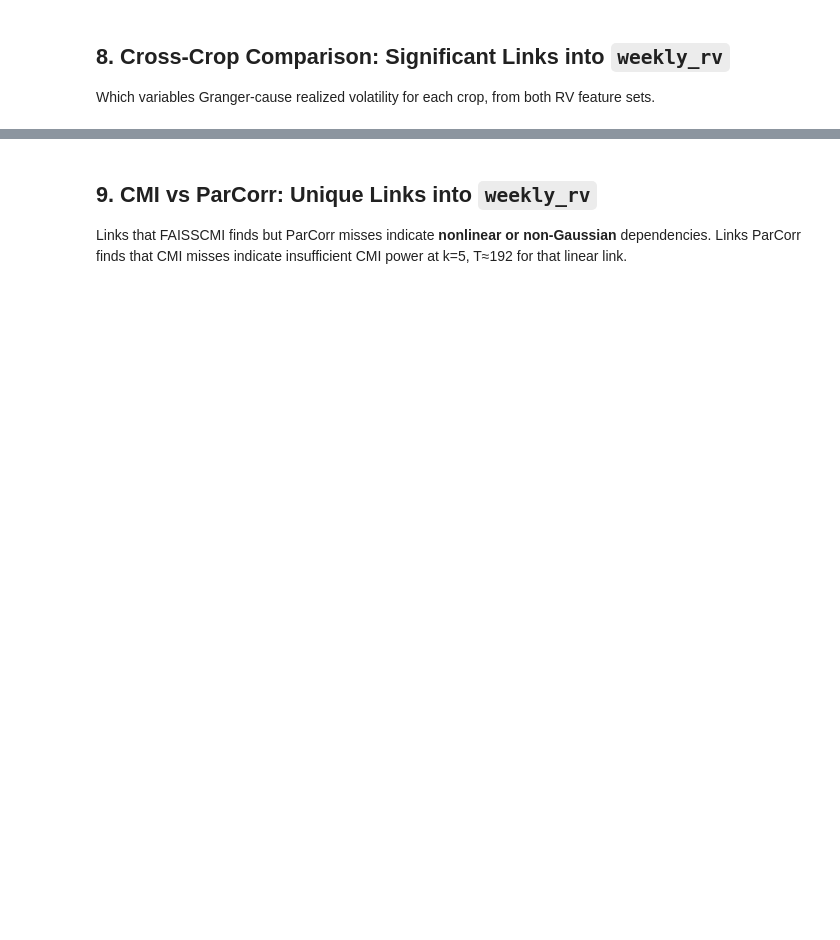
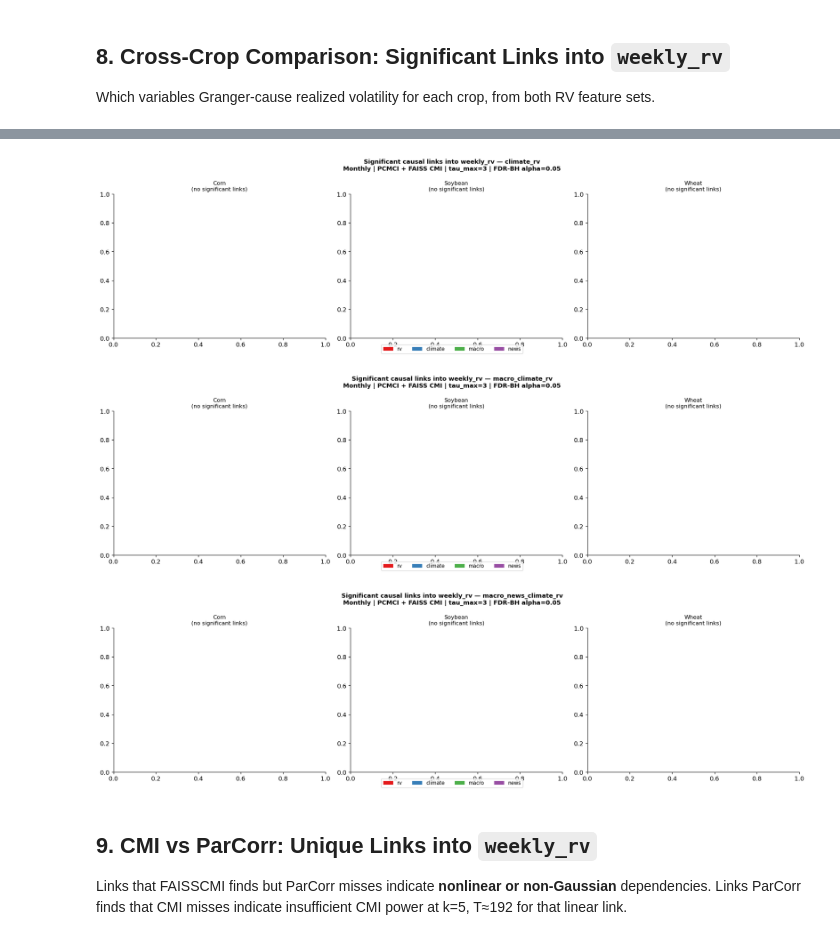
Before and after one commit to ArshiAbolghasemi/Gaia, a Jupyter notebook: notebooks/pcmci_cmi.ipynb, the cells around one changed output, grey strips where cells are left out. Drawn from its saved outputs; the diff is of its cells as text; code cells hidden in the pictures; blank space fills up the shorter version.

```diff
--- a/notebooks/pcmci_cmi.ipynb
+++ b/notebooks/pcmci_cmi.ipynb
@@ -809,16 +1041,15 @@ print('\nAll crops done.')
 
 Which variables Granger-cause realized volatility for each crop, from both RV feature sets.
 # %%
-for fs_name in ['climate_rv', 'macro_news_climate_rv']:
-    sep = '=' * 65
-    print(f'\n{sep}')
+for fs_name in ['climate_rv', 'macro_climate_rv', 'macro_news_climate_rv']:
+    print(f'\n{"="*65}')
     print(f'  Feature set: {fs_name}')
-    print(sep)
+    print(f'{"="*65}')
     for crop in CROPS:
         links = extract_rv_links(all_results[crop][fs_name])
         print(f'\n  {crop.upper()}:')
         if links.empty:
             print('    No significant links into weekly_rv.')
         else:
-            print(links.sort_values('q_val').to_string(
-                index=False, float_format='{:.3f}'.format, col_space=18))
+            print(links.sort_values('q_val').to_string(index=False,
+                  float_format='{:.3f}'.format, col_space=18))
@@ -825,31 +1074,35 @@ for fs_name in ['climate_rv', 'macro_news_climate_rv']:
 # %%
-for fs_name in ['climate_rv', 'macro_news_climate_rv']:
+for fs_name in ['climate_rv', 'macro_climate_rv', 'macro_news_climate_rv']:
     fig, axes = plt.subplots(1, 3, figsize=(18, 5), sharey=False)
 
     for ax, crop in zip(axes, CROPS):
         links = extract_rv_links(all_results[crop][fs_name])
         if links.empty:
             ax.set_title(f'{crop.capitalize()}\n(no significant links)', fontsize=10)
             continue
         labels = [f"{r['cause']} (tau={r['lag']})" for _, r in links.iterrows()]
         vals   = links['val'].values
         colors = [GROUP_COLORS.get(group_of(r['cause']), '#888') for _, r in links.iterrows()]
         ax.barh(labels, vals, color=colors, alpha=0.85)
         ax.axvline(0, color='k', lw=0.8)
         ax.set_xlabel('MCI (CMI)')
         ax.set_title(f'{crop.capitalize()}', fontsize=11, fontweight='bold')
         for spine in ['top', 'right']:
             ax.spines[spine].set_visible(False)
 
     handles = [Patch(facecolor=c, label=g) for g, c in GROUP_COLORS.items()]
     fig.legend(handles=handles, loc='lower center', ncol=4, fontsize=9)
     fig.suptitle(
         f'Significant causal links into weekly_rv — {fs_name}\n'
         f'{FREQUENCY.capitalize()} | PCMCI + FAISS CMI | tau_max={TAU_MAX} | FDR-BH alpha=0.05',
         fontsize=11, fontweight='bold',
     )
     plt.tight_layout()
     plt.show()
+# %% [output]
+[figure, added]
+[figure, added]
+[figure, added]
 # %% [markdown]
 ## 9. CMI vs ParCorr: Unique Links into `weekly_rv`
 
```
Also changed, not shown: parts of 11 cells of this notebook.
